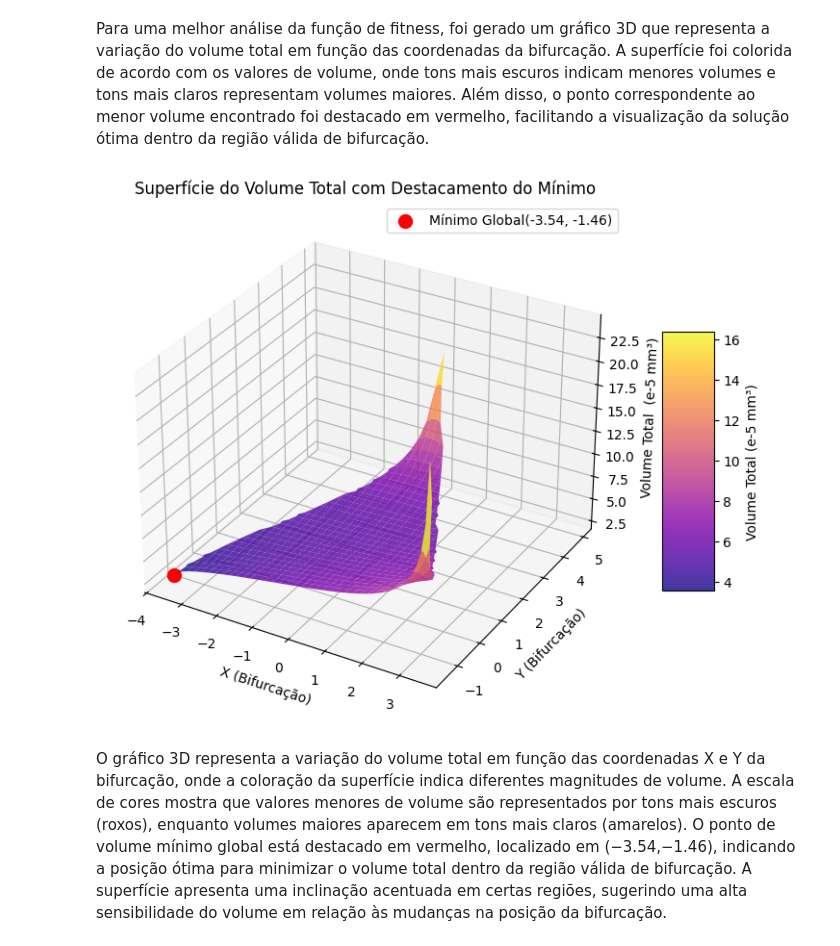
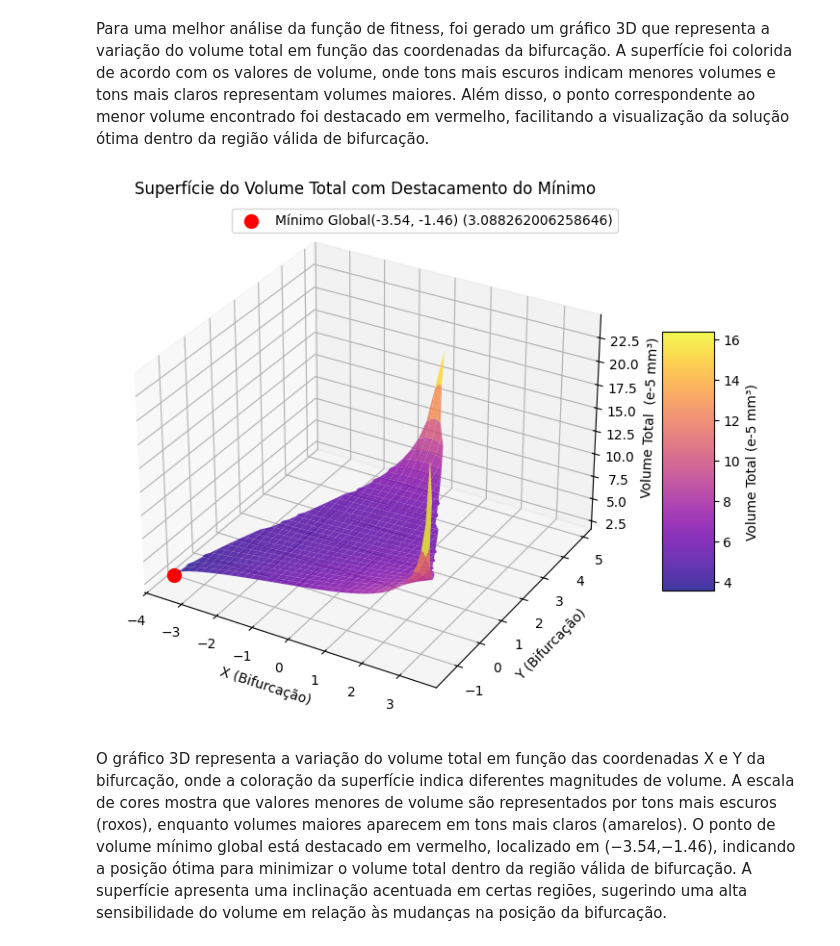
Before and after one commit to pedroasgDEV/CCO-Evolutionary-Optimization, a Jupyter notebook: trabalho_comp_evolutiva.ipynb, the cells around one changed output. Cells and saved outputs as stored; diff of their text form; code cells hidden in the pictures.

```diff
--- a/trabalho_comp_evolutiva.ipynb
+++ b/trabalho_comp_evolutiva.ipynb
@@ -248,35 +248,35 @@ for i in range(X.shape[0]):
         x, y = X[i, j], Y[i, j]
         if validaBirfucacao([x, y]):  # Apenas para pontos válidos
             Z[i, j] = calVolumeTotal([[x, y]])
 
 # Encontrar o ponto com menor volume
 min_idx = np.unravel_index(np.nanargmin(Z), Z.shape)
 x_min_vol, y_min_vol, min_vol = X[min_idx], Y[min_idx], Z[min_idx]
 
 # Criando a figura 3D
 fig = plt.figure(figsize=(10, 7))
 ax = fig.add_subplot(111, projection='3d')
 
 # Criando um mapa de cores com base nos valores de volume
 surf = ax.plot_surface(X, Y, Z, cmap='plasma', edgecolor='none', alpha=0.8)
 
 # Adicionar ponto mínimo destacado
-ax.scatter(x_min_vol, y_min_vol, min_vol, color='red', s=100, label=f"Mínimo Global{(float(x_min_vol), float(y_min_vol))}")
+ax.scatter(x_min_vol, y_min_vol, min_vol, color='red', s=100, label=f"Mínimo Global{(float(x_min_vol), float(y_min_vol))} ({min_vol})")
 
 # Adicionando uma barra de cores para referência
 cbar = fig.colorbar(surf, ax=ax, shrink=0.5, aspect=5)
 cbar.set_label("Volume Total (e-5 mm³)")  # Ajustando o rótulo da barra de cores
 
 # Configurações do gráfico
 ax.set_xlabel("X (Bifurcação)")
 ax.set_ylabel("Y (Bifurcação) ")
 ax.set_zlabel("Volume Total  (e-5 mm³)")
 ax.set_title("Superfície do Volume Total com Destacamento do Mínimo")
 ax.legend()
 
 plt.show()
 # %% [output]
-[figure, old version]
+[figure, new version]
 # %% [markdown]
 O gráfico 3D representa a variação do volume total em função das coordenadas X e Y da bifurcação, onde a coloração da superfície indica diferentes magnitudes de volume. A escala de cores mostra que valores menores de volume são representados por tons mais escuros (roxos), enquanto volumes maiores aparecem em tons mais claros (amarelos). O ponto de volume mínimo global está destacado em vermelho, localizado em (−3.54,−1.46), indicando a posição ótima para minimizar o volume total dentro da região válida de bifurcação. A superfície apresenta uma inclinação acentuada em certas regiões, sugerindo uma alta sensibilidade do volume em relação às mudanças na posição da bifurcação.
 # %% [markdown]
```
